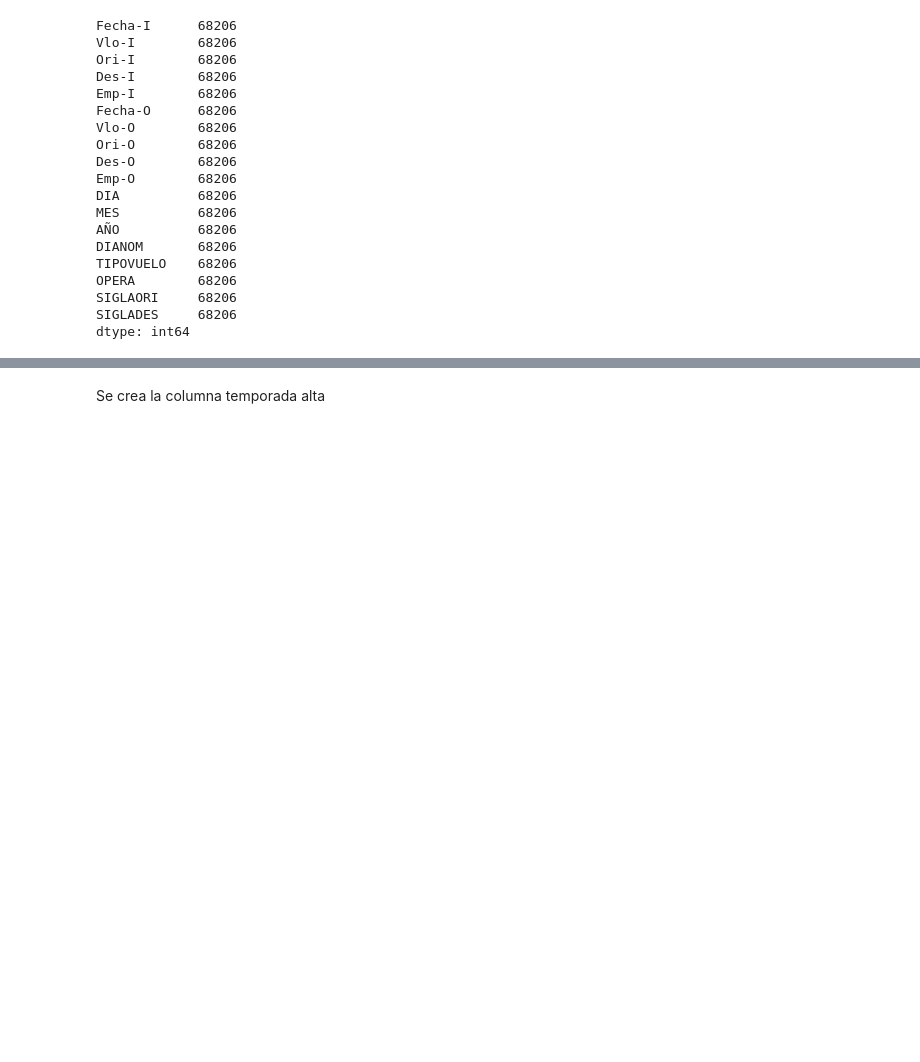
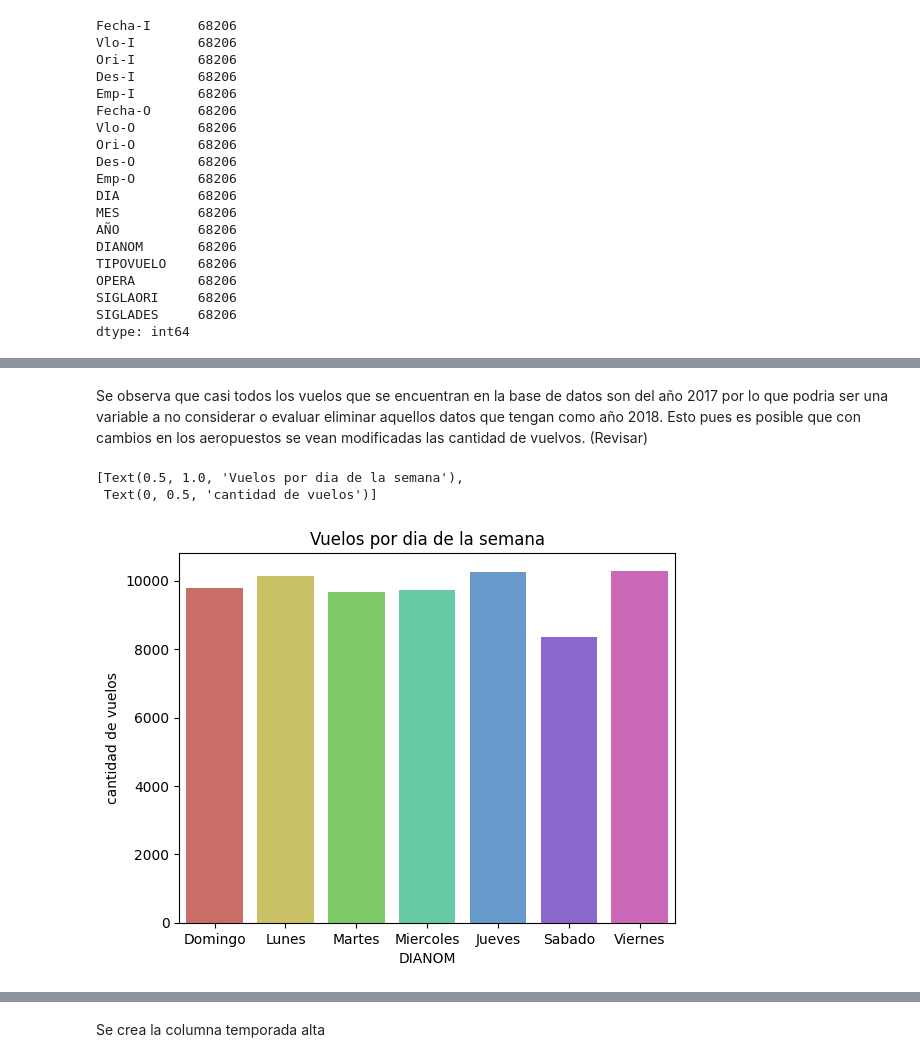
Before and after one commit to flopidopi23/Challege_Latam_data_science, a Jupyter notebook: Prueba_DS_LATAM.ipynb, the cells around one changed output, grey strips where cells are left out. Cells and saved outputs as stored; diff of their text form; code cells hidden in the pictures; blank space fills up the shorter version.

```diff
--- a/Prueba_DS_LATAM.ipynb
+++ b/Prueba_DS_LATAM.ipynb
@@ -48,0 +74,8 @@ dtype: int64
+# %% [markdown]
+Se observa que casi todos los vuelos que se encuentran en la base de datos son del año 2017 por lo que podria ser una variable a no considerar o evaluar eliminar aquellos datos que tengan como año 2018. Esto pues es posible que con cambios en los aeropuestos se vean modificadas las cantidad de vuelvos. (Revisar)
+# %%
+sn.countplot(x = 'DIANOM',data=data,palette='hls').set(title='Vuelos por dia de la semana',ylabel ='cantidad de vuelos')
+# %% [output]
+[Text(0.5, 1.0, 'Vuelos por dia de la semana'),
+ Text(0, 0.5, 'cantidad de vuelos')]
+[figure, added]
```
Also changed, not shown: parts of 18 cells of this notebook.
